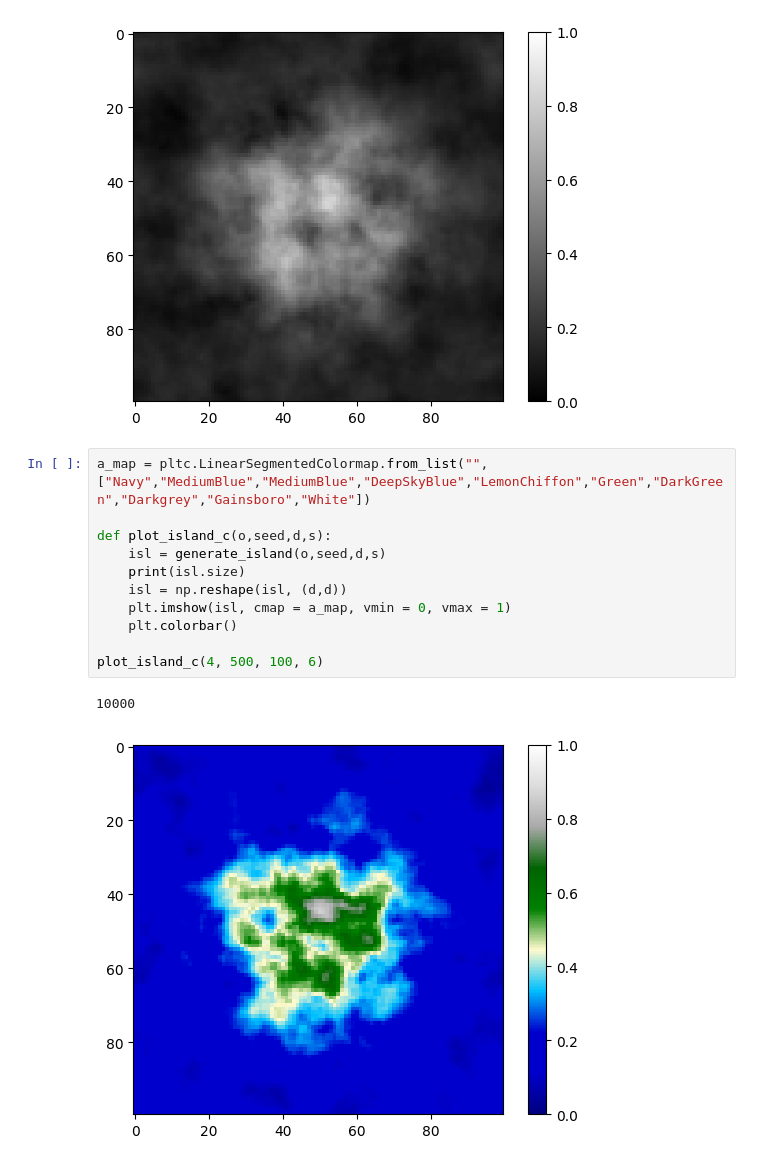
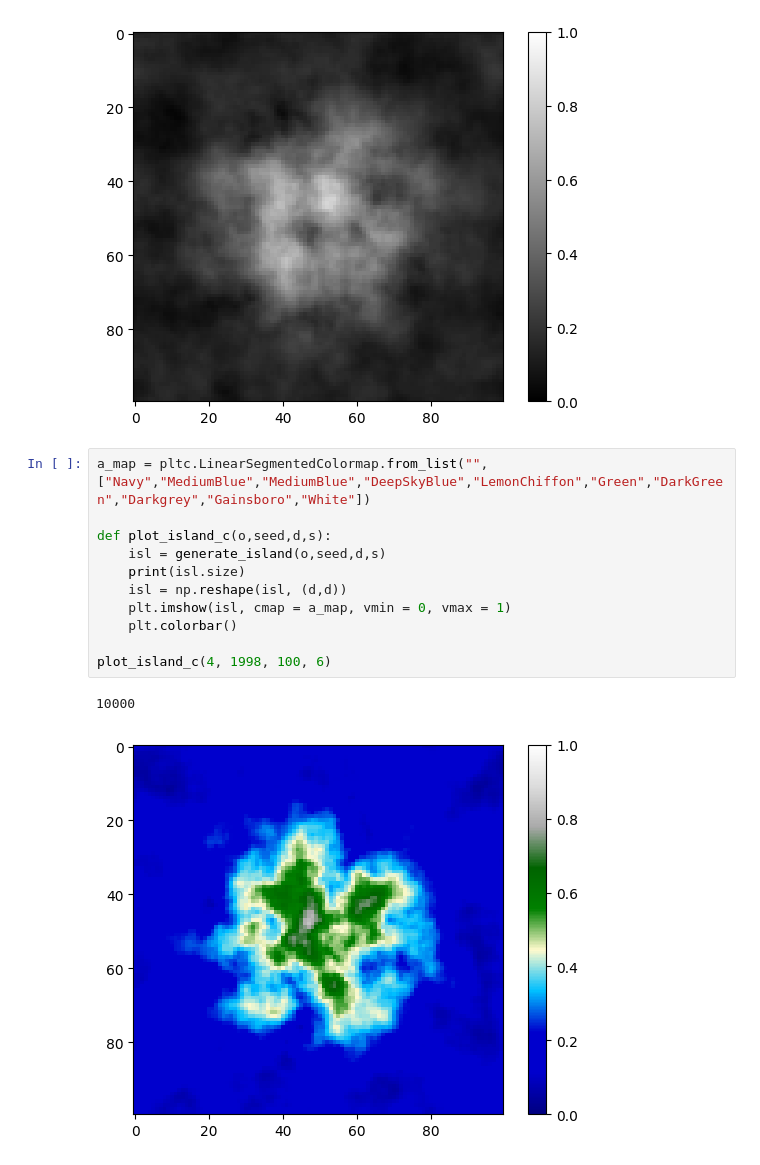
Before and after one commit to es-romo/notebooks, a Jupyter notebook: Perlin Islands.ipynb, the cells around one changed output. Saved outputs shown, nothing was run; the diff lists cells and outputs as text.

```diff
--- a/Perlin Islands.ipynb
+++ b/Perlin Islands.ipynb
@@ -201,14 +201,14 @@ plot_island(4, 50, 100, 6)
 # %%
 a_map = pltc.LinearSegmentedColormap.from_list("", ["Navy","MediumBlue","MediumBlue","DeepSkyBlue","LemonChiffon","Green","DarkGreen","Darkgrey","Gainsboro","White"])
 
 def plot_island_c(o,seed,d,s):
     isl = generate_island(o,seed,d,s)
     print(isl.size)
     isl = np.reshape(isl, (d,d))
     plt.imshow(isl, cmap = a_map, vmin = 0, vmax = 1)
     plt.colorbar()
 
-plot_island_c(4, 500, 100, 6)
+plot_island_c(4, 1998, 100, 6)
 # %% [output]
 10000
-[figure, old version]
+[figure, new version]
```
Also changed, not shown: 1 other file.
